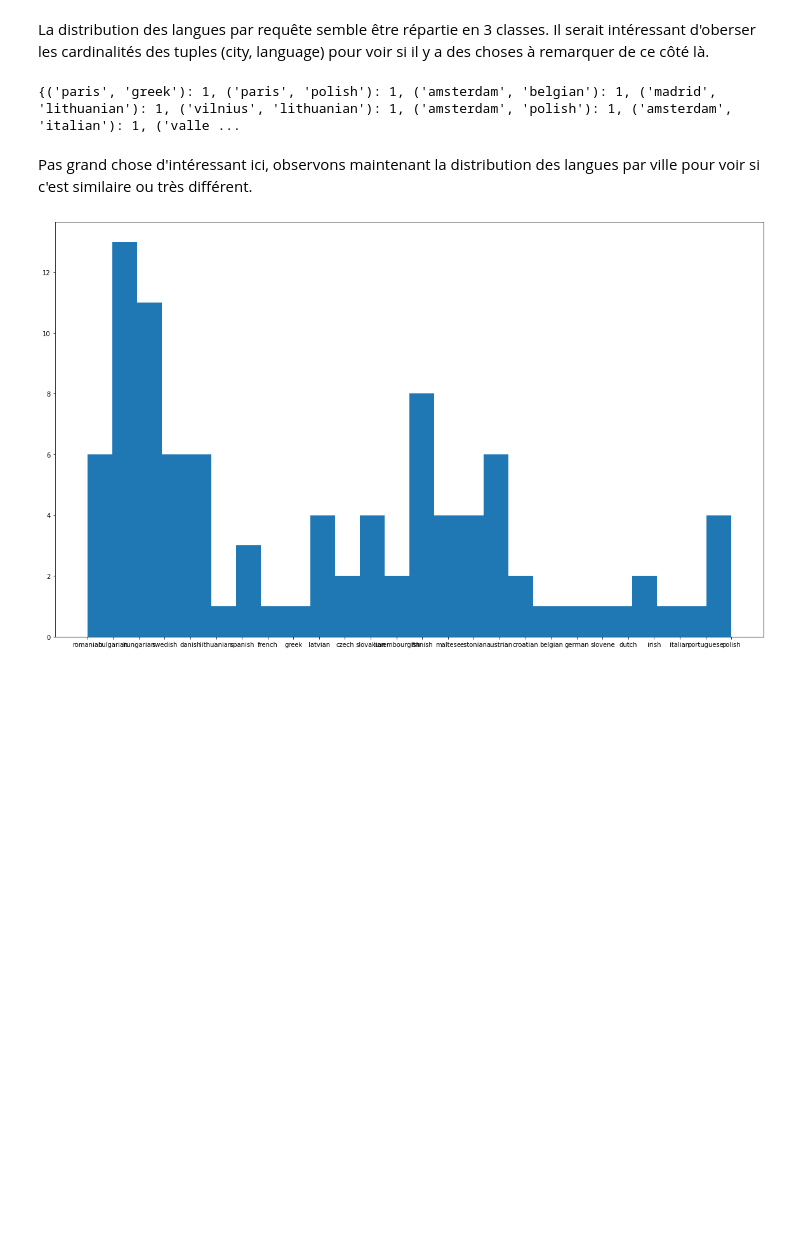
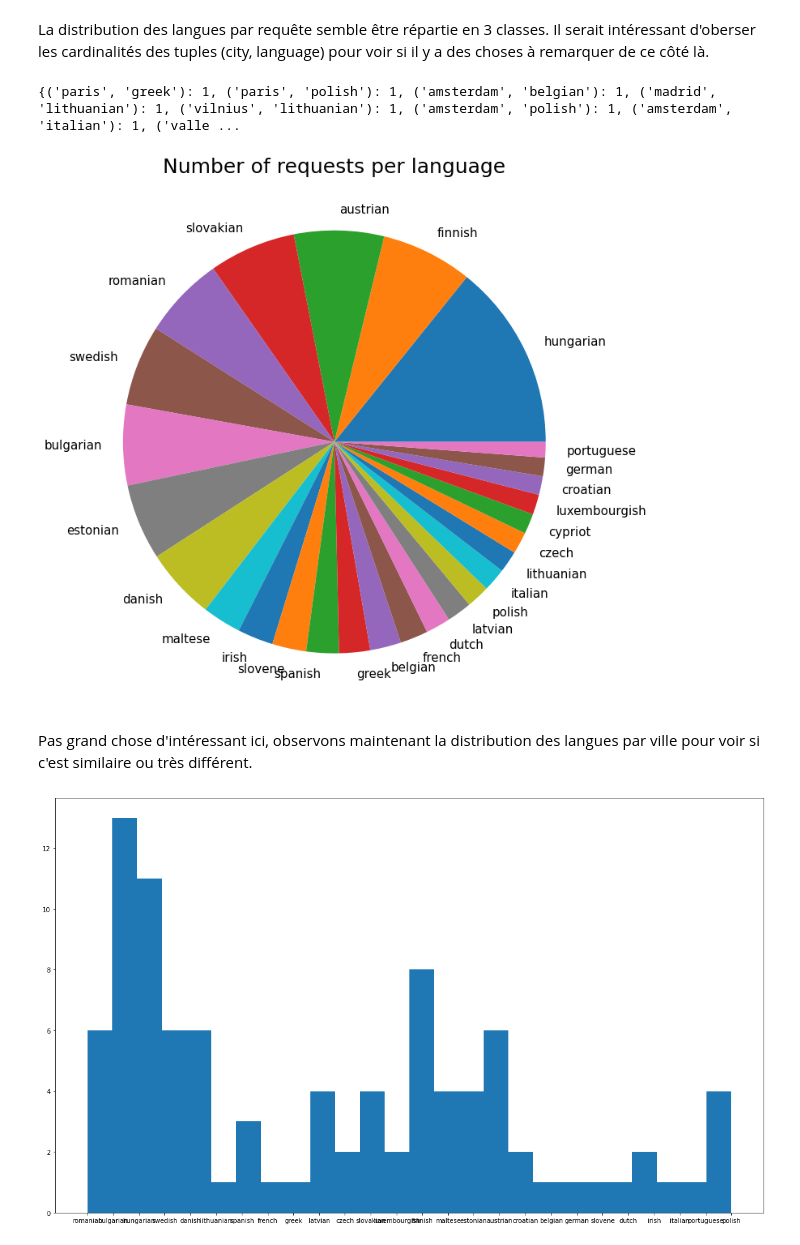
Before and after one commit to RemyLpr/defi_ia, a Jupyter notebook: analyse_explo/test_set_analysis.ipynb, the cells around one changed output. Drawn from its saved outputs; the diff is of its cells as text; code cells hidden in the pictures; blank space fills up the shorter version.

```diff
--- a/analyse_explo/test_set_analysis.ipynb
+++ b/analyse_explo/test_set_analysis.ipynb
@@ -308,6 +310,16 @@ sort_dict_tuple = dict(list_tuple)
 print(sort_dict_tuple)
 # %% [output]
 {('paris', 'greek'): 1, ('paris', 'polish'): 1, ('amsterdam', 'belgian'): 1, ('madrid', 'lithuanian'): 1, ('vilnius', 'lithuanian'): 1, ('amsterdam', 'polish'): 1, ('amsterdam', 'italian'): 1, ('valle ...
+# %%
+def distrib_lang(df):
+  plt.figure(figsize=(20,12))
+  plt.title("Number of requests per language", fontsize=25)
+  plt.pie(df["language"].value_counts().values.tolist(), labels = df["language"].value_counts().index.tolist(), textprops={'fontsize': 15})
+  return
+# %%
+distrib_lang(df_req)
+# %% [output]
+[figure, added]
 # %% [markdown]
 Pas grand chose d'intéressant ici, observons maintenant la distribution des langues par ville pour voir si c'est similaire ou très différent.
 # %%
```
Also changed, not shown: parts of 1 cell of this notebook.
